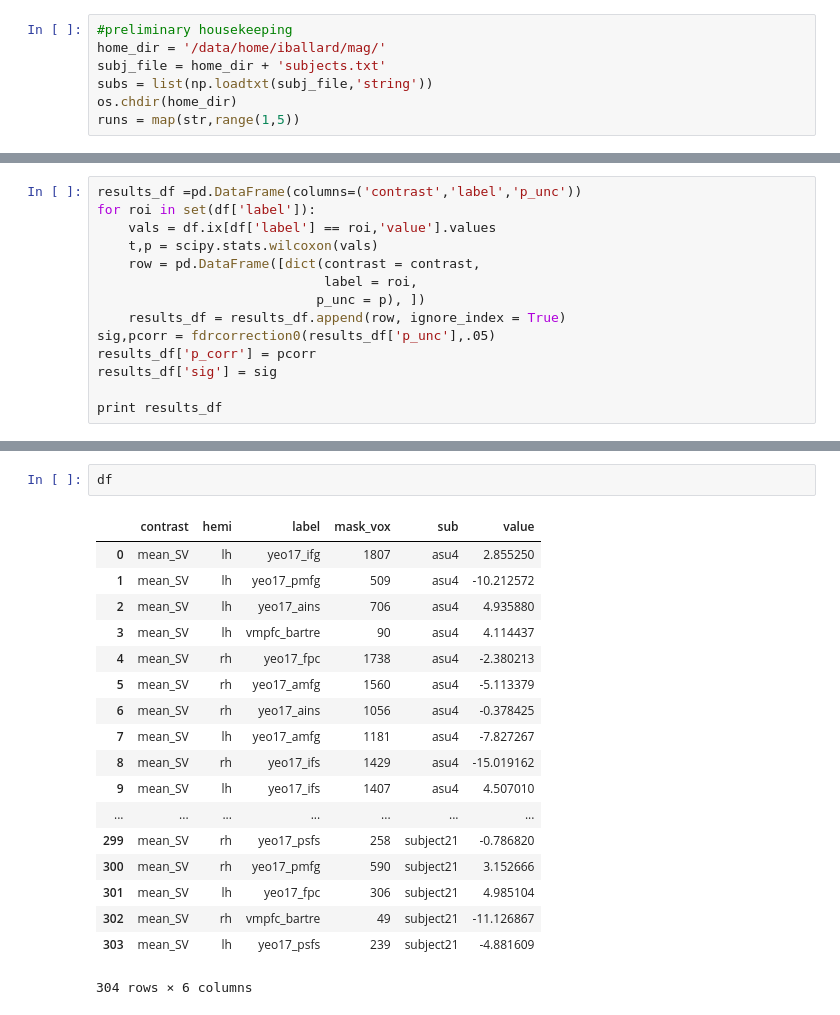
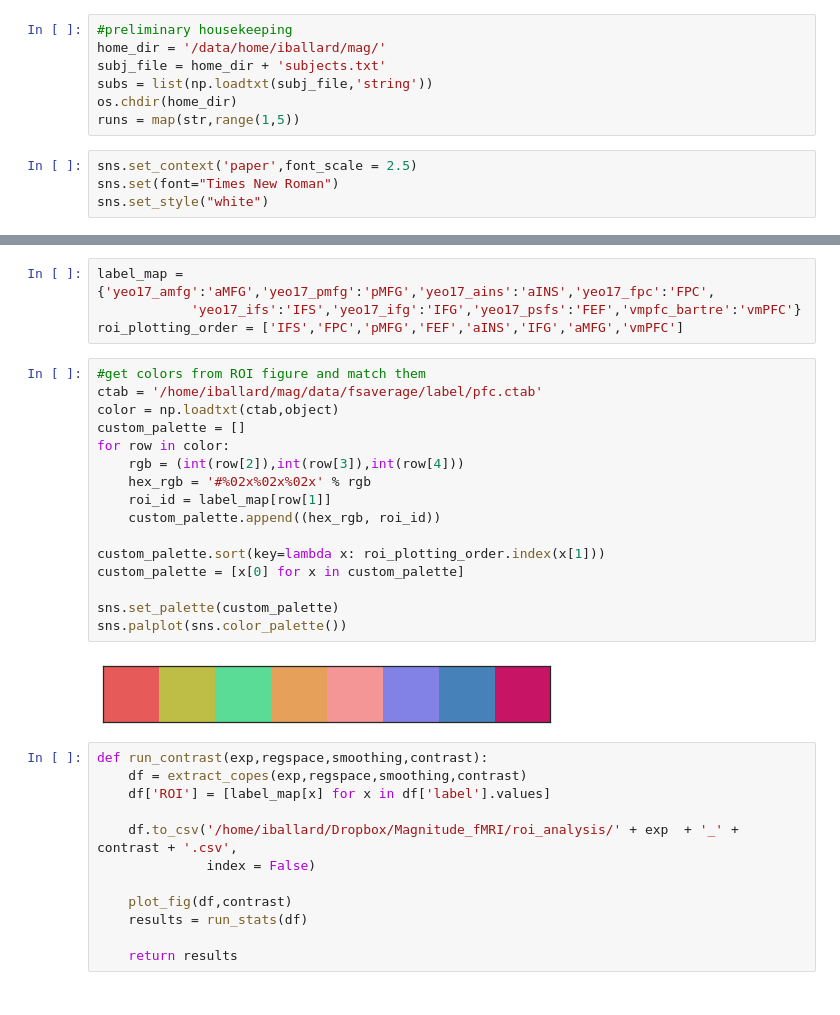
Before and after one commit to iancballard/magnitude, a Jupyter notebook: roi_analysis.ipynb, the cells around one changed output, grey strips where cells are left out. Drawn from its saved outputs; the diff is of its cells as text.

```diff
--- a/roi_analysis.ipynb
+++ b/roi_analysis.ipynb
@@ -20,6 +20,10 @@ subj_file = home_dir + 'subjects.txt'
 subs = list(np.loadtxt(subj_file,'string'))
 os.chdir(home_dir)
 runs = map(str,range(1,5))
+# %%
+sns.set_context('paper',font_scale = 2.5)
+sns.set(font="Times New Roman")
+sns.set_style("white")
 # %%
 smoothing = 'smoothed'
 regspace = 'epi'
@@ -103,14 +102,0 @@ print results_df
-# %%
-results_df =pd.DataFrame(columns=('contrast','label','p_unc'))
-for roi in set(df['label']):
-    vals = df.ix[df['label'] == roi,'value'].values
-    t,p = scipy.stats.wilcoxon(vals)
-    row = pd.DataFrame([dict(contrast = contrast,
-                             label = roi,
-                            p_unc = p), ])
-    results_df = results_df.append(row, ignore_index = True)
-sig,pcorr = fdrcorrection0(results_df['p_unc'],.05)
-results_df['p_corr'] = pcorr
-results_df['sig'] = sig
-
-print results_df
@@ -158,21 +103,34 @@ df
-# %%
-df
-# %% [output]
-|  | contrast | hemi | label | mask_vox | sub | value |
-| 0 | mean_SV | lh | yeo17_ifg | 1807 | asu4 | 2.855250 |
-| 1 | mean_SV | lh | yeo17_pmfg | 509 | asu4 | -10.212572 |
-| 2 | mean_SV | lh | yeo17_ains | 706 | asu4 | 4.935880 |
-| 3 | mean_SV | lh | vmpfc_bartre | 90 | asu4 | 4.114437 |
-| 4 | mean_SV | rh | yeo17_fpc | 1738 | asu4 | -2.380213 |
-| 5 | mean_SV | rh | yeo17_amfg | 1560 | asu4 | -5.113379 |
-| 6 | mean_SV | rh | yeo17_ains | 1056 | asu4 | -0.378425 |
-| 7 | mean_SV | lh | yeo17_amfg | 1181 | asu4 | -7.827267 |
-| 8 | mean_SV | rh | yeo17_ifs | 1429 | asu4 | -15.019162 |
-| 9 | mean_SV | lh | yeo17_ifs | 1407 | asu4 | 4.507010 |
-| ... | ... | ... | ... | ... | ... | ... |
-| 299 | mean_SV | rh | yeo17_psfs | 258 | subject21 | -0.786820 |
-| 300 | mean_SV | rh | yeo17_pmfg | 590 | subject21 | 3.152666 |
-| 301 | mean_SV | lh | yeo17_fpc | 306 | subject21 | 4.985104 |
-| 302 | mean_SV | rh | vmpfc_bartre | 49 | subject21 | -11.126867 |
-| 303 | mean_SV | lh | yeo17_psfs | 239 | subject21 | -4.881609 |
-304 rows × 6 columns
+# %%
+label_map = {'yeo17_amfg':'aMFG','yeo17_pmfg':'pMFG','yeo17_ains':'aINS','yeo17_fpc':'FPC',
+            'yeo17_ifs':'IFS','yeo17_ifg':'IFG','yeo17_psfs':'FEF','vmpfc_bartre':'vmPFC'}
+roi_plotting_order = ['IFS','FPC','pMFG','FEF','aINS','IFG','aMFG','vmPFC']
+# %%
+#get colors from ROI figure and match them
+ctab = '/home/iballard/mag/data/fsaverage/label/pfc.ctab'
+color = np.loadtxt(ctab,object)
+custom_palette = []
+for row in color:
+    rgb = (int(row[2]),int(row[3]),int(row[4]))
+    hex_rgb = '#%02x%02x%02x' % rgb
+    roi_id = label_map[row[1]]
+    custom_palette.append((hex_rgb, roi_id))
+
+custom_palette.sort(key=lambda x: roi_plotting_order.index(x[1]))
+custom_palette = [x[0] for x in custom_palette]
+
+sns.set_palette(custom_palette)
+sns.palplot(sns.color_palette())
+# %% [output]
+[figure, added]
+# %%
+def run_contrast(exp,regspace,smoothing,contrast):
+    df = extract_copes(exp,regspace,smoothing,contrast)
+    df['ROI'] = [label_map[x] for x in df['label'].values]
+
+    df.to_csv('/home/iballard/Dropbox/Magnitude_fMRI/roi_analysis/' + exp  + '_' + contrast + '.csv',
+              index = False)
+
+    plot_fig(df,contrast)
+    results = run_stats(df)
+
+    return results
```
Also changed, not shown: parts of 13 cells of this notebook.
